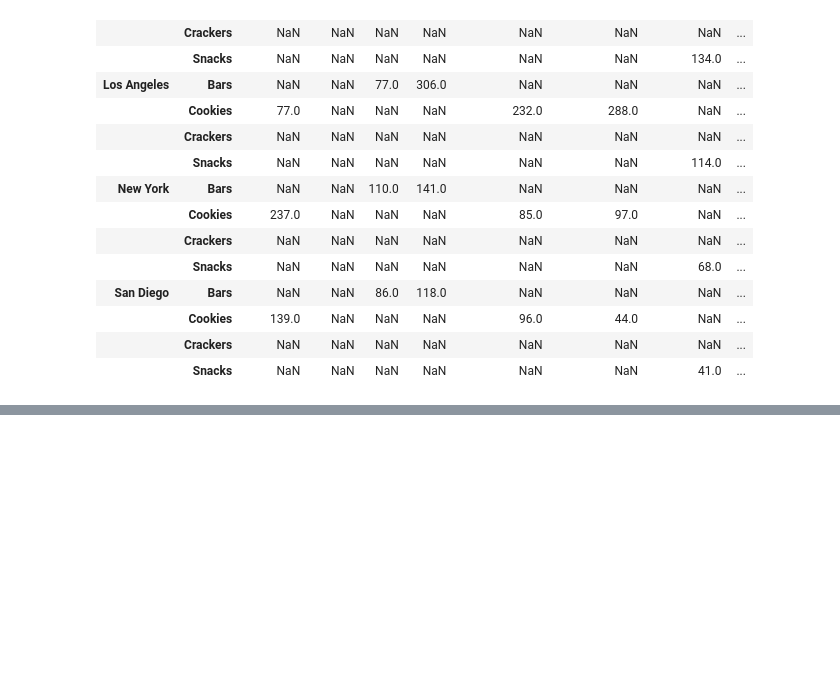
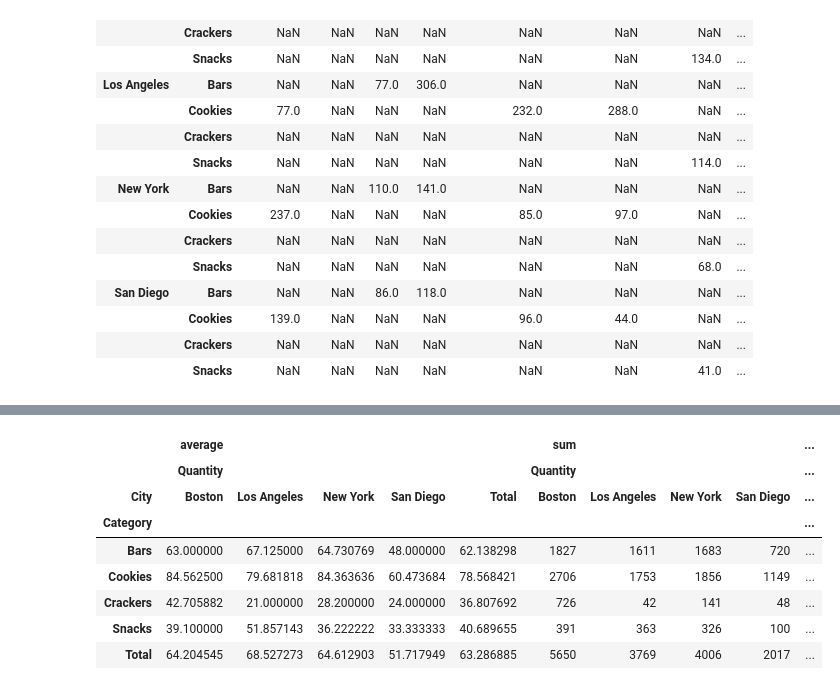
Before and after one commit to sledhead/python_core_test, a Jupyter notebook: excel_test.ipynb, the cells around one changed output, grey strips where cells are left out. Cells and saved outputs as stored; diff of their text form; code cells hidden in the pictures; blank space fills up the shorter version.

```diff
--- a/excel_test.ipynb
+++ b/excel_test.ipynb
@@ -202,0 +227,12 @@ df.pivot_table(index=['City','Category'],columns='Product',values=['Quantity'],
+# %%
+df.pivot_table(index=['Category'],columns='City',values=['Quantity'], aggfunc=[np.average,'sum'], fill_value=0, margins=True, margins_name="Total")
+# %% [output]
+|  | average |  |  |  |  | sum |  |  |  | ... |
+|  | Quantity |  |  |  |  | Quantity |  |  |  | ... |
+| City | Boston | Los Angeles | New York | San Diego | Total | Boston | Los Angeles | New York | San Diego | ... |
+| Category |  |  |  |  |  |  |  |  |  | ... |
+| Bars | 63.000000 | 67.125000 | 64.730769 | 48.000000 | 62.138298 | 1827 | 1611 | 1683 | 720 | ... |
+| Cookies | 84.562500 | 79.681818 | 84.363636 | 60.473684 | 78.568421 | 2706 | 1753 | 1856 | 1149 | ... |
+| Crackers | 42.705882 | 21.000000 | 28.200000 | 24.000000 | 36.807692 | 726 | 42 | 141 | 48 | ... |
+| Snacks | 39.100000 | 51.857143 | 36.222222 | 33.333333 | 40.689655 | 391 | 363 | 326 | 100 | ... |
+| Total | 64.204545 | 68.527273 | 64.612903 | 51.717949 | 63.286885 | 5650 | 3769 | 4006 | 2017 | ... |
```
Also changed, not shown: parts of 2 cells of this notebook.
